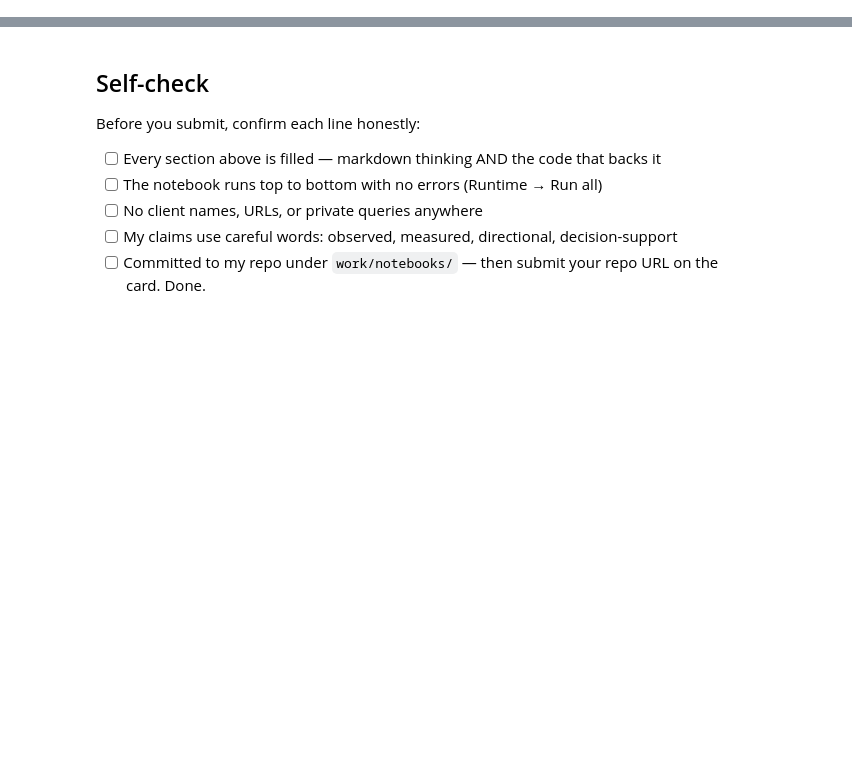
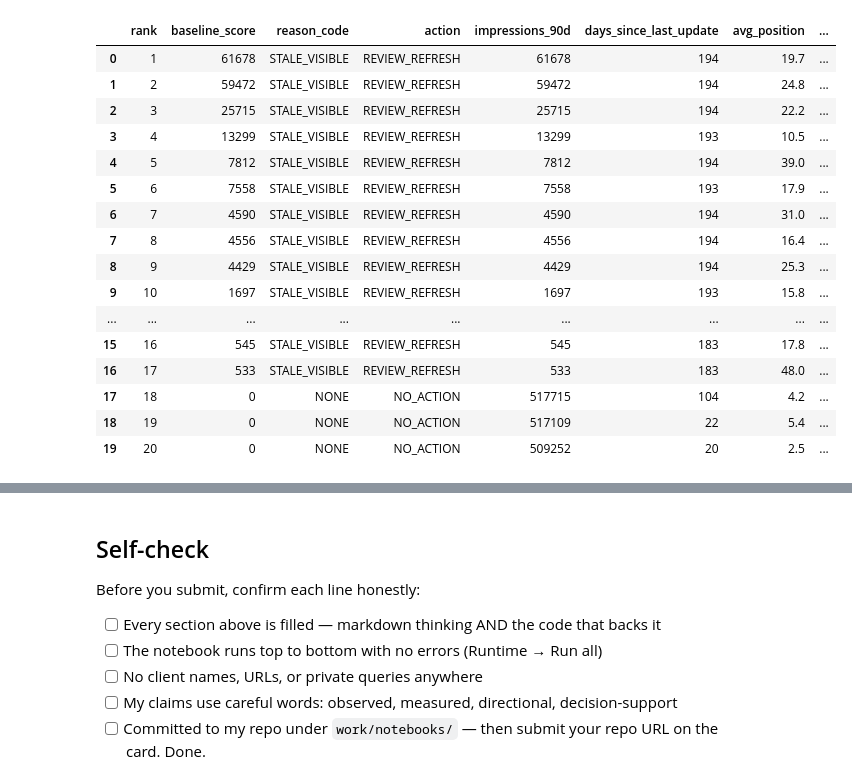
Before and after one commit to Srinadh2314/srinadh-flyrank-intership, a Jupyter notebook: work/notebooks/w04_baseline_score.ipynb, the cells around one changed output, grey strips where cells are left out. Saved outputs shown, nothing was run; the diff lists cells and outputs as text; code cells hidden in the pictures; blank space fills up the shorter version.

Commit message:
completed ML-07 — Baseline Action Score and Top-20 Review

```diff
--- a/work/notebooks/w04_baseline_score.ipynb
+++ b/work/notebooks/w04_baseline_score.ipynb
@@ -12,0 +95,67 @@ This skeleton is yours to fill. Work the sections **in order** — each one has
+# %%
+# This cell is for CODE (numbers, a query, a check).
+# Write your text answer in the cell ABOVE this one — typing sentences here breaks Run All.
+# Build ONE baseline rule:
+# stale + visible pages receive higher refresh-review priority.
+
+df["stale"] = (df["days_since_last_update"] >= 180).astype(int)
+df["visible"] = (df["impressions_90d"] >= 500).astype(int)
+
+# Higher score = higher priority.
+df["baseline_score"] = (
+    df["stale"] *
+    df["visible"] *
+    df["impressions_90d"]
+)
+
+df["reason_code"] = np.where(
+    df["baseline_score"] > 0,
+    "STALE_VISIBLE",
+    "NONE"
+)
+
+df["action"] = np.where(
+    df["baseline_score"] > 0,
+    "REVIEW_REFRESH",
+    "NO_ACTION"
+)
+
+queue = (
+    df.sort_values(
+        ["baseline_score", "impressions_90d"],
+        ascending=[False, False]
+    )
+    .reset_index(drop=True)
+)
+
+queue["rank"] = np.arange(1, len(queue) + 1)
+
+output_cols = [
+    "rank",
+    "baseline_score",
+    "reason_code",
+    "action",
+    "impressions_90d",
+    "days_since_last_update",
+    "avg_position",
+    "ctr",
+    "trend_direction"
+]
+
+baseline_queue = queue[output_cols].copy()
+
+print("Ranked queue rows:", len(baseline_queue))
+display(baseline_queue.head(20))
+
+# Write the required CSV
+import os
+os.makedirs("work/outputs", exist_ok=True)
+
+baseline_queue.to_csv(
+    "work/outputs/baseline_action_score.csv",
+    index=False
+)
+
+print("\nSaved:")
+print("work/outputs/baseline_action_score.csv")
+# %% [output]
@@ -12,0 +163,17 @@ This skeleton is yours to fill. Work the sections **in order** — each one has
+|  | rank | baseline_score | reason_code | action | impressions_90d | days_since_last_update | avg_position | ... |
+| 0 | 1 | 61678 | STALE_VISIBLE | REVIEW_REFRESH | 61678 | 194 | 19.7 | ... |
+| 1 | 2 | 59472 | STALE_VISIBLE | REVIEW_REFRESH | 59472 | 194 | 24.8 | ... |
+| 2 | 3 | 25715 | STALE_VISIBLE | REVIEW_REFRESH | 25715 | 194 | 22.2 | ... |
+| 3 | 4 | 13299 | STALE_VISIBLE | REVIEW_REFRESH | 13299 | 193 | 10.5 | ... |
+| 4 | 5 | 7812 | STALE_VISIBLE | REVIEW_REFRESH | 7812 | 194 | 39.0 | ... |
+| 5 | 6 | 7558 | STALE_VISIBLE | REVIEW_REFRESH | 7558 | 193 | 17.9 | ... |
+| 6 | 7 | 4590 | STALE_VISIBLE | REVIEW_REFRESH | 4590 | 194 | 31.0 | ... |
+| 7 | 8 | 4556 | STALE_VISIBLE | REVIEW_REFRESH | 4556 | 194 | 16.4 | ... |
+| 8 | 9 | 4429 | STALE_VISIBLE | REVIEW_REFRESH | 4429 | 194 | 25.3 | ... |
+| 9 | 10 | 1697 | STALE_VISIBLE | REVIEW_REFRESH | 1697 | 193 | 15.8 | ... |
+| ... | ... | ... | ... | ... | ... | ... | ... | ... |
+| 15 | 16 | 545 | STALE_VISIBLE | REVIEW_REFRESH | 545 | 183 | 17.8 | ... |
+| 16 | 17 | 533 | STALE_VISIBLE | REVIEW_REFRESH | 533 | 183 | 48.0 | ... |
+| 17 | 18 | 0 | NONE | NO_ACTION | 517715 | 104 | 4.2 | ... |
+| 18 | 19 | 0 | NONE | NO_ACTION | 517109 | 22 | 5.4 | ... |
+| 19 | 20 | 0 | NONE | NO_ACTION | 509252 | 20 | 2.5 | ... |
```
Also changed, not shown: parts of 13 cells of this notebook.
